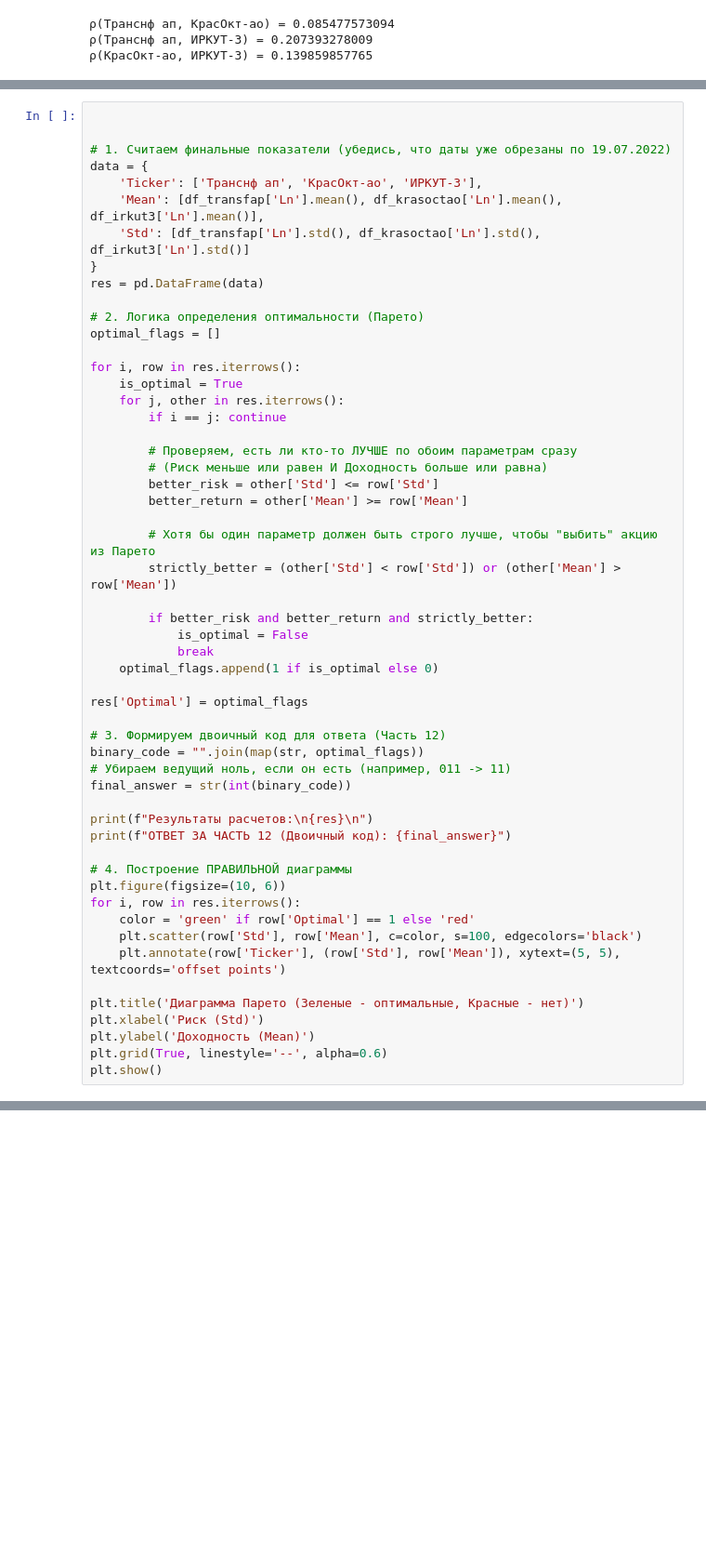
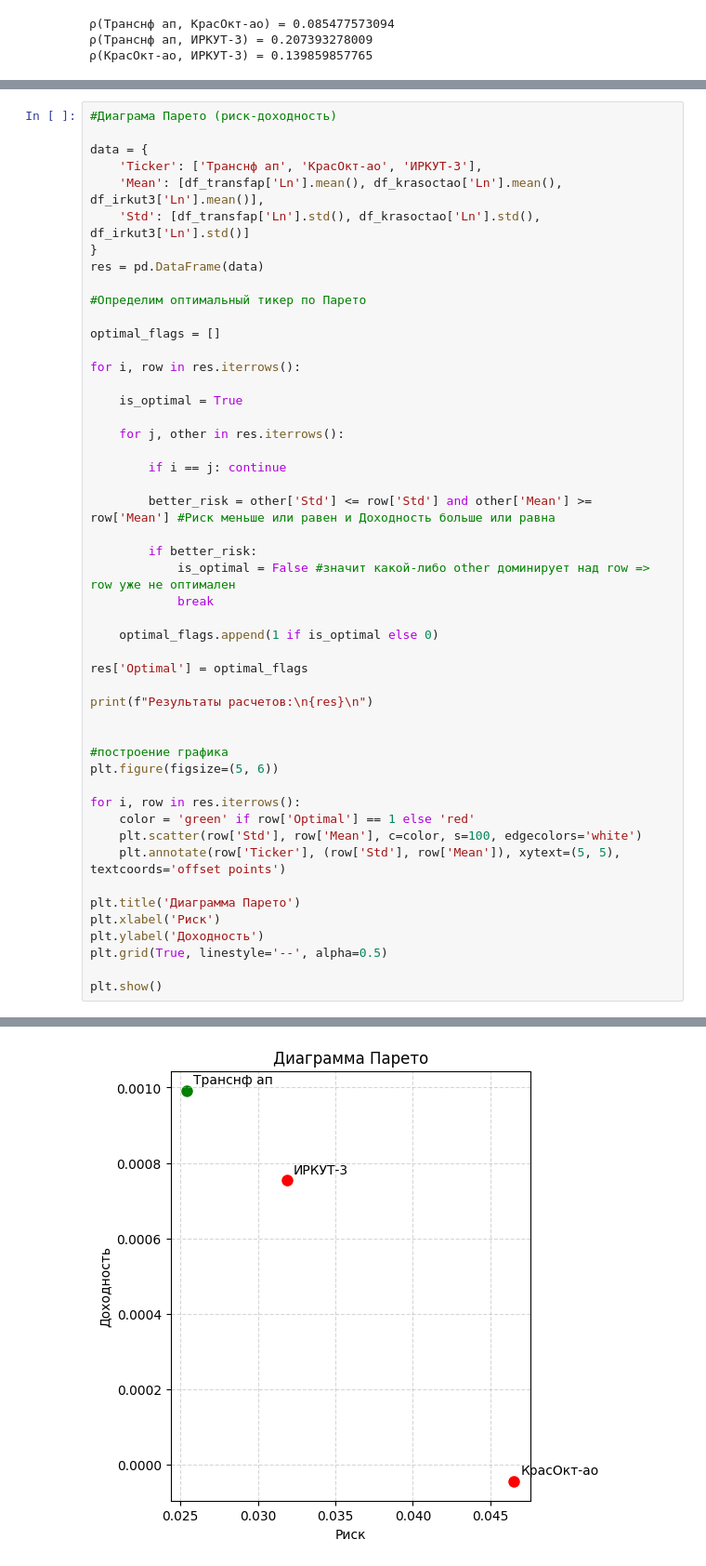
Before and after one commit to woarrr/mfd-stock-analysis, a Jupyter notebook: stock-analysis.ipynb, the cells around one changed output, grey strips where cells are left out. Shown at 93% size. Saved outputs shown, nothing was run; the diff lists cells and outputs as text; blank space fills up the shorter version.

```diff
--- a/stock-analysis.ipynb
+++ b/stock-analysis.ipynb
@@ -345,7 +330,6 @@ plt.show()
 # %%
+#Диаграма Парето (риск-доходность)
 
-
-# 1. Считаем финальные показатели (убедись, что даты уже обрезаны по 19.07.2022)
 data = {
     'Ticker': ['Транснф ап', 'КрасОкт-ао', 'ИРКУТ-3'],
     'Mean': [df_transfap['Ln'].mean(), df_krasoctao['Ln'].mean(), df_irkut3['Ln'].mean()],
@@ -353,46 +337,43 @@ data = {
 }
 res = pd.DataFrame(data)
 
-# 2. Логика определения оптимальности (Парето)
+#Определим оптимальный тикер по Парето
+
 optimal_flags = []
 
 for i, row in res.iterrows():
+
     is_optimal = True
+
     for j, other in res.iterrows():
+
         if i == j: continue
 
-        # Проверяем, есть ли кто-то ЛУЧШЕ по обоим параметрам сразу
-        # (Риск меньше или равен И Доходность больше или равна)
-        better_risk = other['Std'] <= row['Std']
-        better_return = other['Mean'] >= row['Mean']
+        better_risk = other['Std'] <= row['Std'] and other['Mean'] >= row['Mean'] #Риск меньше или равен и Доходность больше или равна
 
-        # Хотя бы один параметр должен быть строго лучше, чтобы "выбить" акцию из Парето
-        strictly_better = (other['Std'] < row['Std']) or (other['Mean'] > row['Mean'])
+        if better_risk:
+            is_optimal = False #значит какой-либо other доминирует над row => row уже не оптимален
+            break
 
-        if better_risk and better_return and strictly_better:
-            is_optimal = False
-            break
     optimal_flags.append(1 if is_optimal else 0)
 
 res['Optimal'] = optimal_flags
 
-# 3. Формируем двоичный код для ответа (Часть 12)
-binary_code = "".join(map(str, optimal_flags))
-# Убираем ведущий ноль, если он есть (например, 011 -> 11)
-final_answer = str(int(binary_code))
+print(f"Результаты расчетов:\n{res}\n")
 
-print(f"Результаты расчетов:\n{res}\n")
-print(f"ОТВЕТ ЗА ЧАСТЬ 12 (Двоичный код): {final_answer}")
 
-# 4. Построение ПРАВИЛЬНОЙ диаграммы
-plt.figure(figsize=(10, 6))
+#построение графика
+plt.figure(figsize=(5, 6))
+
 for i, row in res.iterrows():
     color = 'green' if row['Optimal'] == 1 else 'red'
-    plt.scatter(row['Std'], row['Mean'], c=color, s=100, edgecolors='black')
+    plt.scatter(row['Std'], row['Mean'], c=color, s=100, edgecolors='white')
     plt.annotate(row['Ticker'], (row['Std'], row['Mean']), xytext=(5, 5), textcoords='offset points')
 
-plt.title('Диаграмма Парето (Зеленые - оптимальные, Красные - нет)')
-plt.xlabel('Риск (Std)')
-plt.ylabel('Доходность (Mean)')
-plt.grid(True, linestyle='--', alpha=0.6)
+plt.title('Диаграмма Парето')
+plt.xlabel('Риск')
+plt.ylabel('Доходность')
+plt.grid(True, linestyle='--', alpha=0.5)
+
 plt.show()
+# %% [output]
@@ -398,0 +385 @@ plt.show()
+[figure, added]
```
Also changed, not shown: parts of 12 cells of this notebook, 1 other file.
